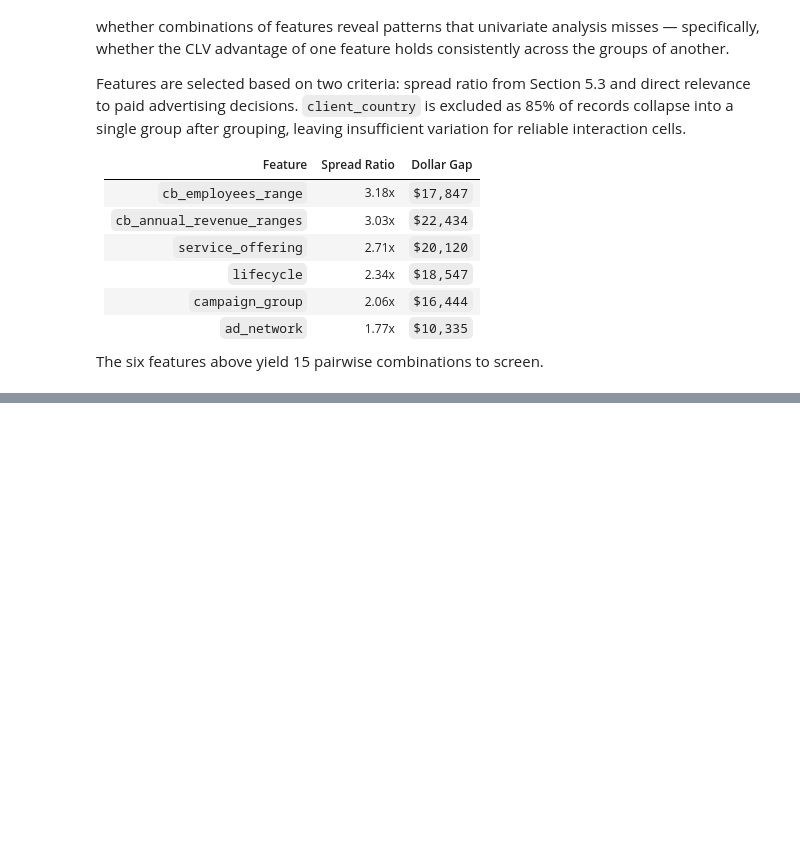
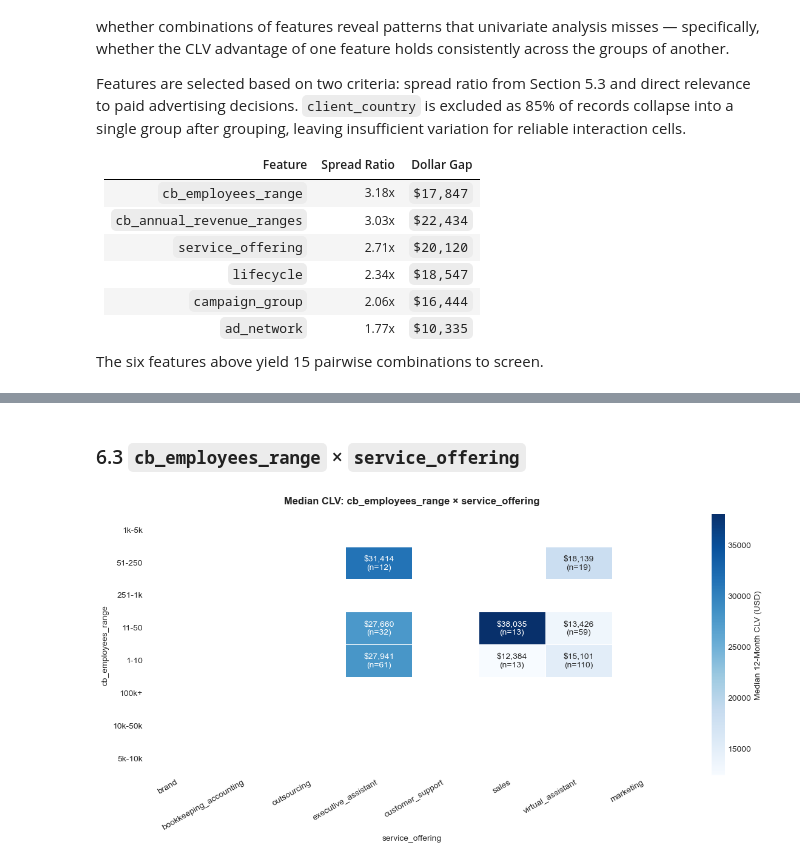
Before and after one commit to christianvibar/mab2134_algo1, a Jupyter notebook: notebooks/01_eda.ipynb, the cells around one changed output, grey strips where cells are left out. Saved outputs shown, nothing was run; the diff lists cells and outputs as text; code cells hidden in the pictures; blank space fills up the shorter version.

```diff
--- a/notebooks/01_eda.ipynb
+++ b/notebooks/01_eda.ipynb
@@ -1396,0 +1471,6 @@ This section is the EDA memo. It synthesizes findings into decisions that carry
+# %% [markdown]
+### 6.3 `cb_employees_range` × `service_offering`
+# %%
+plot_interaction_heatmap(df, 'cb_employees_range', 'service_offering', TARGET)
+# %% [output]
+[figure, added]
```
Also changed, not shown: parts of 23 cells of this notebook.
